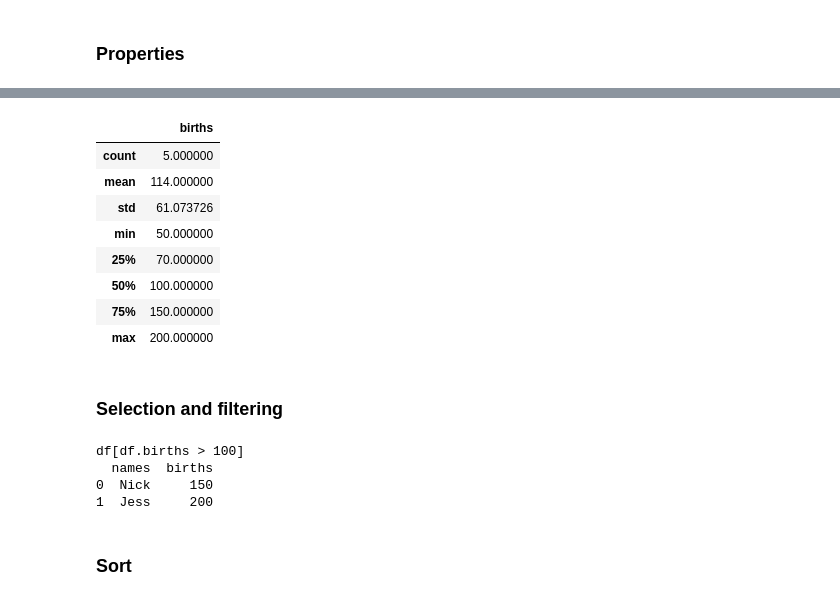
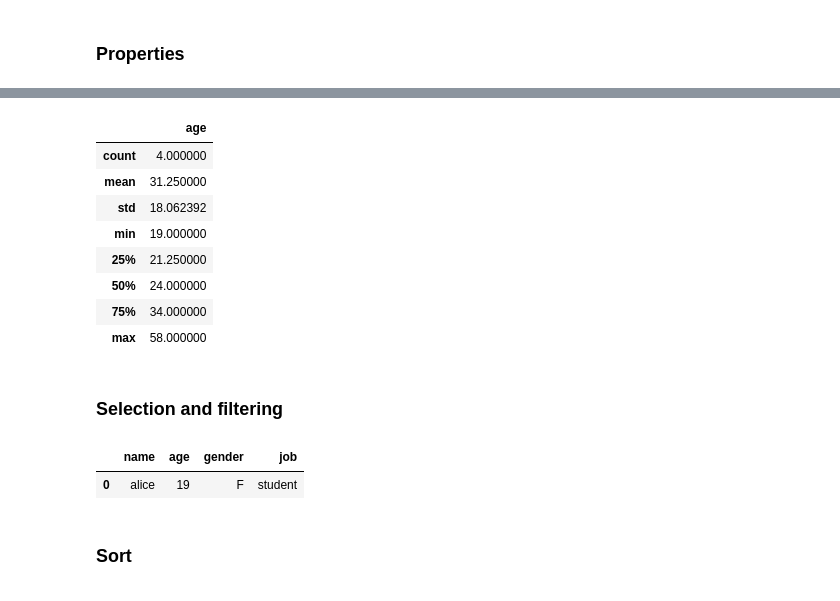
Before and after one commit to aleqrt/pcto, a Jupyter notebook: notebook/0_Python-Numpy-Pandas-Matplotlib.ipynb, the cells around one changed output, grey strips where cells are left out. Drawn from its saved outputs; the diff is of its cells as text; code cells hidden in the pictures.

```diff
--- a/notebook/0_Python-Numpy-Pandas-Matplotlib.ipynb
+++ b/notebook/0_Python-Numpy-Pandas-Matplotlib.ipynb
@@ -391,0 +564,6 @@ array([   1.,   10.,  100., 1000.])
+# %%
+columns = ['name', 'age', 'gender', 'job']
+
+user1 = pd.DataFrame([['alice', 19, "F", "student"], ['john', 26, "M", "student"]], columns=columns)
+
+user2 = pd.DataFrame([['eric', 22, "M", "student"], ['paul', 58, "F", "manager"]], columns=columns)
@@ -391,0 +582,3 @@ array([   1.,   10.,  100., 1000.])
+# %%
+users = pd.concat([user1, user2])
+users
@@ -835,24 +612,21 @@ memory usage: 208.0+ bytes
 # %%
-df.describe()
+users.describe()
 # %% [output]
-|  | births |
-| count | 5.000000 |
-| mean | 114.000000 |
-| std | 61.073726 |
-| min | 50.000000 |
-| 25% | 70.000000 |
-| 50% | 100.000000 |
-| 75% | 150.000000 |
-| max | 200.000000 |
+|  | age |
+| count | 4.000000 |
+| mean | 31.250000 |
+| std | 18.062392 |
+| min | 19.000000 |
+| 25% | 21.250000 |
+| 50% | 24.000000 |
+| 75% | 34.000000 |
+| max | 58.000000 |
 # %% [markdown]
 ### Selection and filtering
-# %%
-print('df[df.births > 100]')
-print(df[df.births > 100])
-# %% [output]
-df[df.births > 100]
-  names  births
-0  Nick     150
-1  Jess     200
+# %%
+users[users.age < 20] # only show users with age < 20
+# %% [output]
+|  | name | age | gender | job |
+| 0 | alice | 19 | F | student |
 # %% [markdown]
 ### Sort
```
Also changed, not shown: parts of 269 cells of this notebook, 1 other file.
